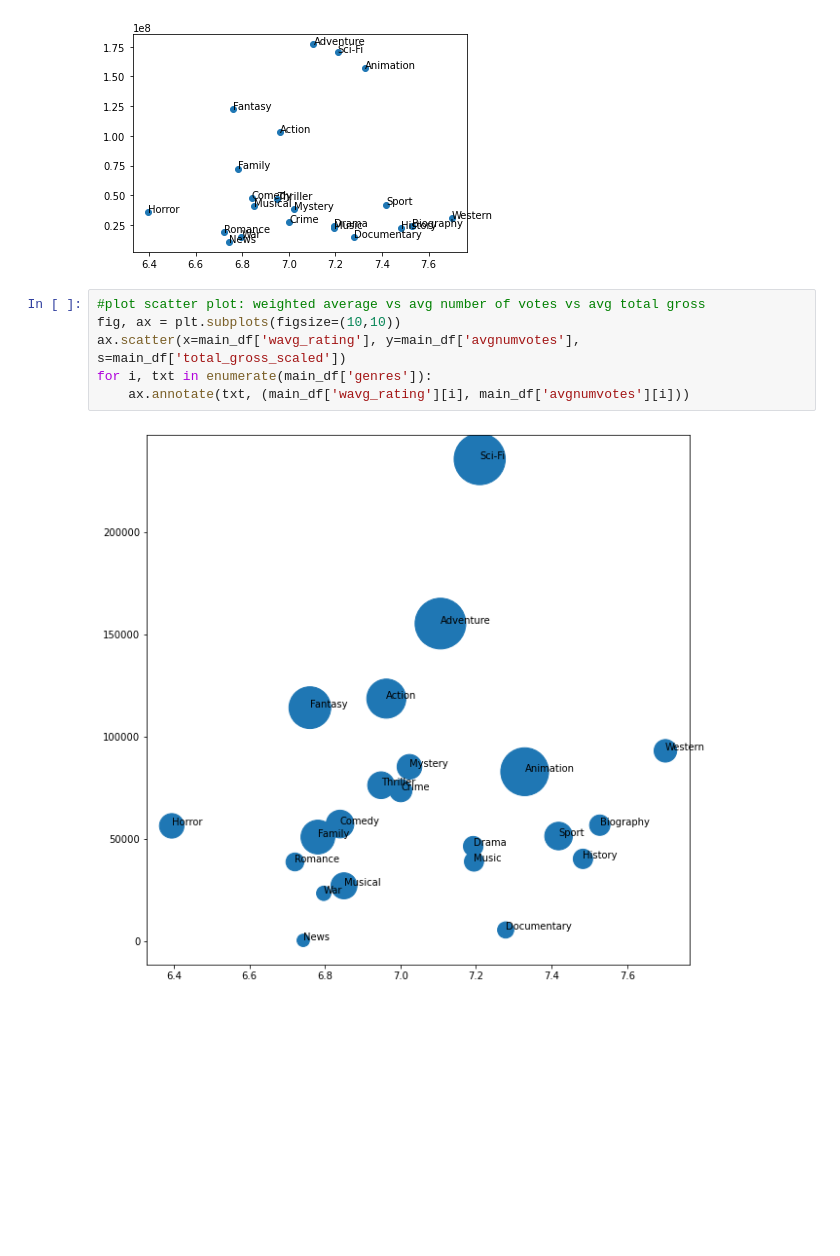
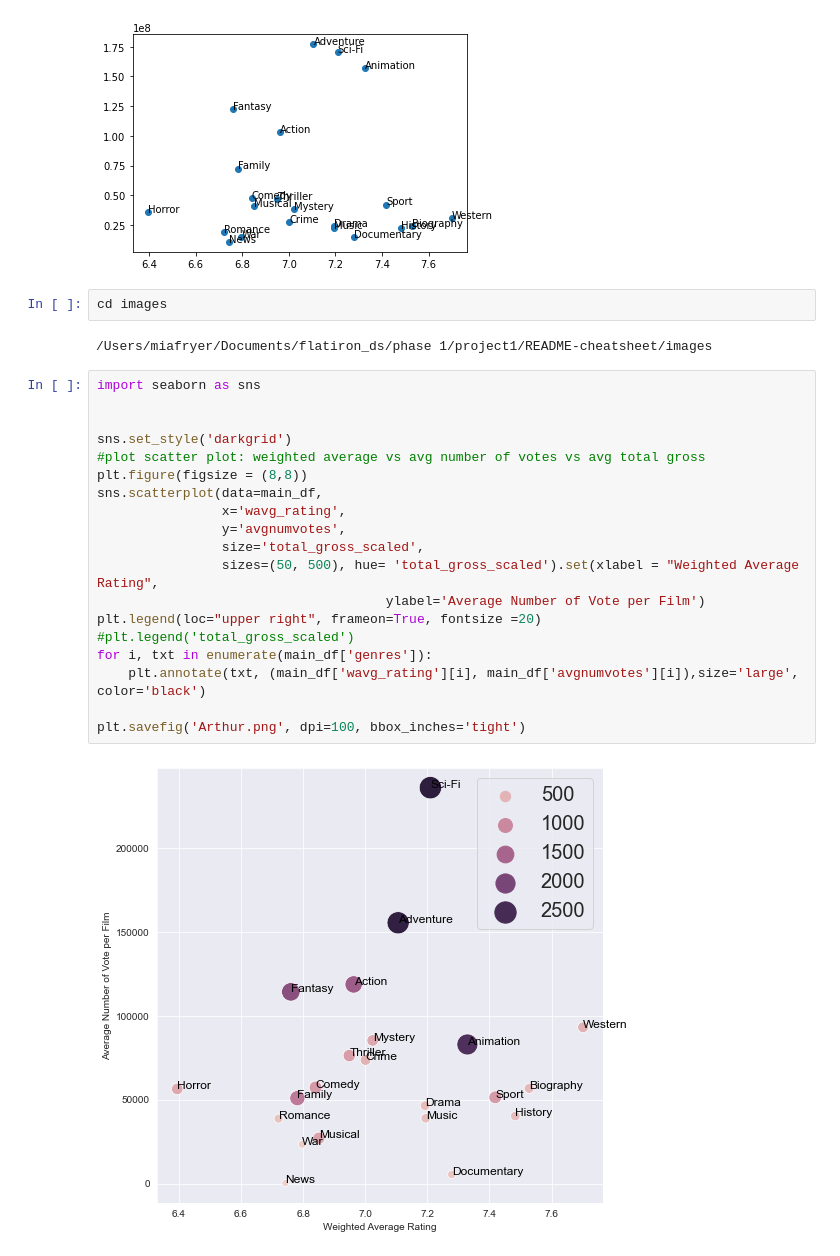
Before and after one commit to iansharff/microsoft_movies, a Jupyter notebook: individuals/arthur/genre_counts_gross.ipynb, the cells around one changed output. Saved outputs shown, nothing was run; the diff lists cells and outputs as text; blank space fills up the shorter version.

```diff
--- a/individuals/arthur/genre_counts_gross.ipynb
+++ b/individuals/arthur/genre_counts_gross.ipynb
@@ -317,11 +319,28 @@ for i, txt in enumerate(main_df['genres']):
     ax.annotate(txt, (main_df['wavg_rating'][i], main_df['foreign_gross'][i]))
 # %% [output]
 [figure]
+# %%
+cd images
+# %% [output]
+/Users/miafryer/Documents/flatiron_ds/phase 1/project1/README-cheatsheet/images
 # %%
+import seaborn as sns
+
+
+sns.set_style('darkgrid')
 #plot scatter plot: weighted average vs avg number of votes vs avg total gross
-fig, ax = plt.subplots(figsize=(10,10))
-ax.scatter(x=main_df['wavg_rating'], y=main_df['avgnumvotes'], s=main_df['total_gross_scaled'])
+plt.figure(figsize = (8,8))
+sns.scatterplot(data=main_df,
+                x='wavg_rating',
+                y='avgnumvotes',
+                size='total_gross_scaled',
+                sizes=(50, 500), hue= 'total_gross_scaled').set(xlabel = "Weighted Average Rating",
+                                     ylabel='Average Number of Vote per Film')
+plt.legend(loc="upper right", frameon=True, fontsize =20)
+#plt.legend('total_gross_scaled')
 for i, txt in enumerate(main_df['genres']):
-    ax.annotate(txt, (main_df['wavg_rating'][i], main_df['avgnumvotes'][i]))
+    plt.annotate(txt, (main_df['wavg_rating'][i], main_df['avgnumvotes'][i]),size='large', color='black')
+
+plt.savefig('Arthur.png', dpi=100, bbox_inches='tight')
 # %% [output]
-[figure, old version]
+[figure, new version]
```
Also changed, not shown: parts of 4 cells of this notebook, 3 other files.
